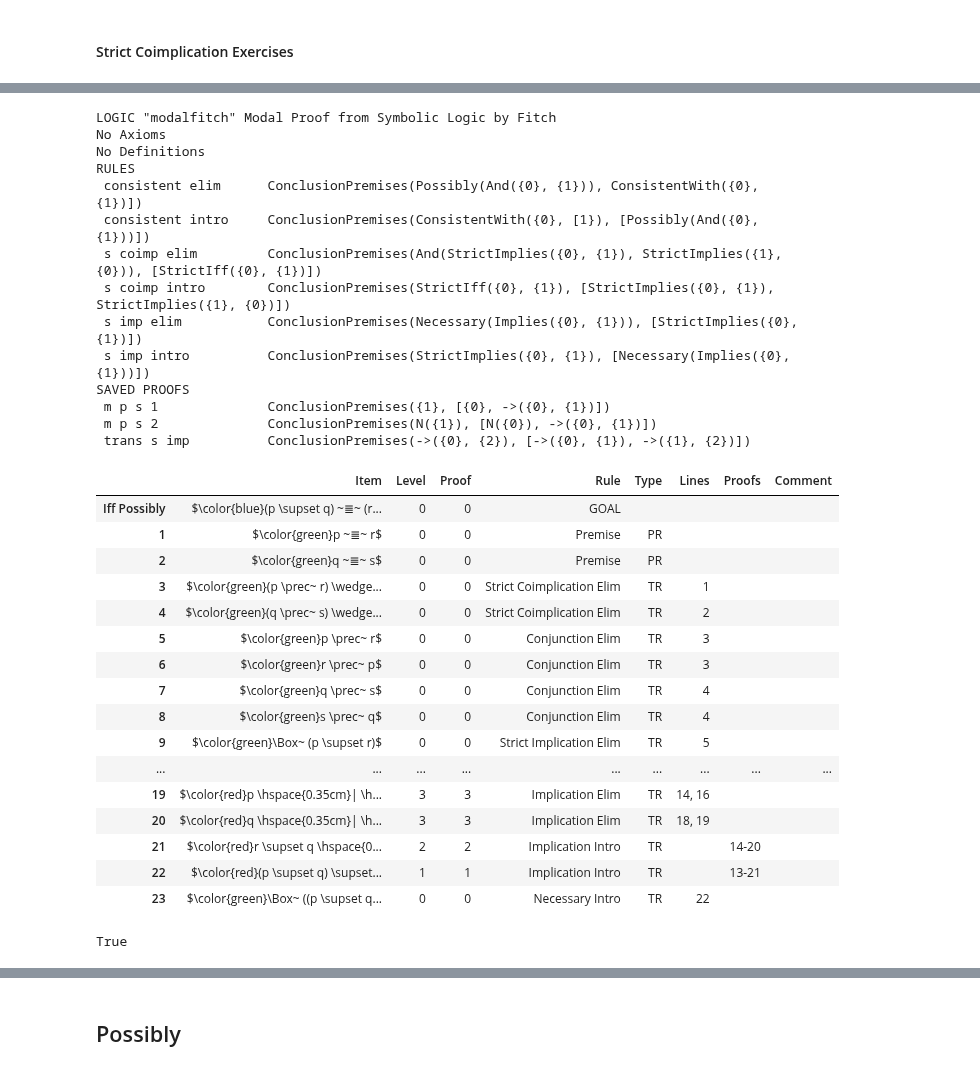
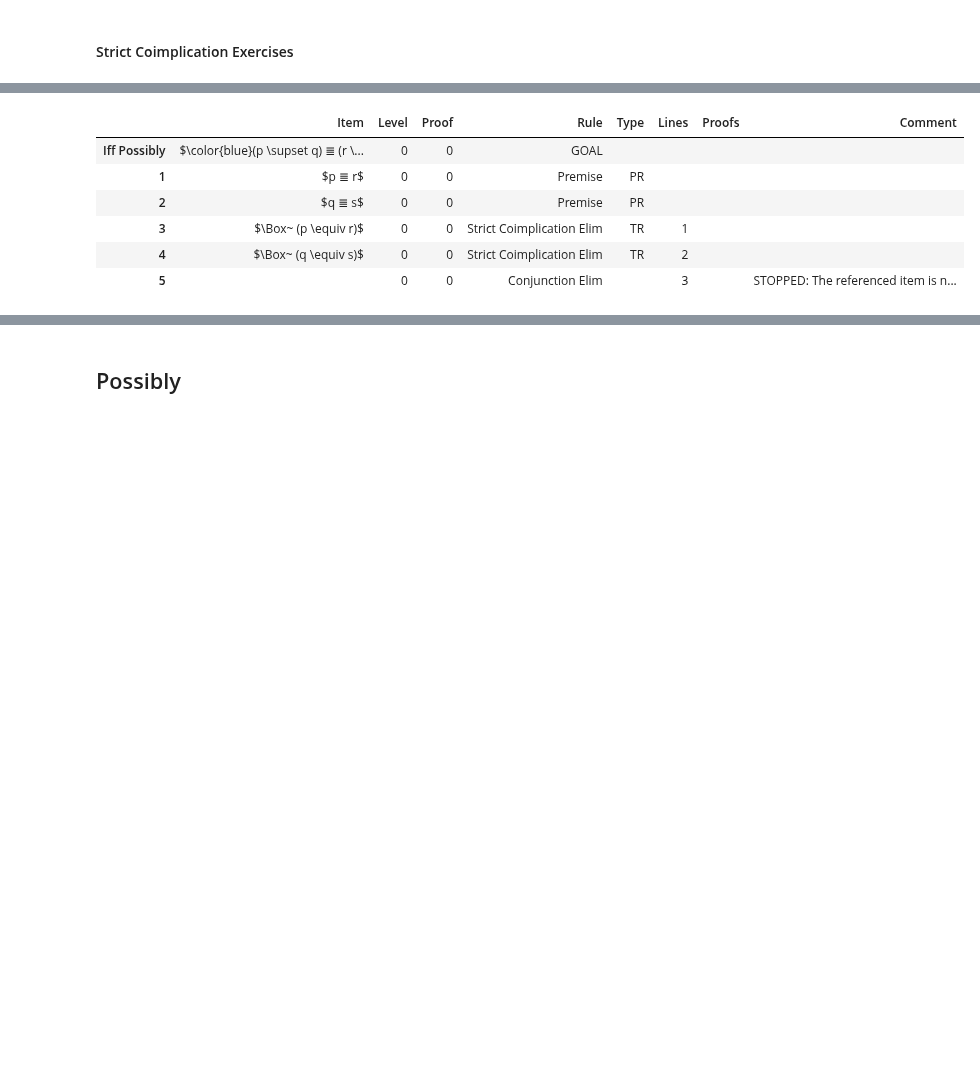
Before and after one commit to FrankHubeny/AltRea, a Jupyter notebook: modalfitch.ipynb, the cells around one changed output, grey strips where cells are left out. Cells and saved outputs as stored; diff of their text form; code cells hidden in the pictures; blank space fills up the shorter version.

```diff
--- a/modalfitch.ipynb
+++ b/modalfitch.ipynb
@@ -58,11 +58,11 @@ connectors = [
     (logic, 'Possibly', 'Modal Possibly'),
 ]
 rules = [
-    (logic, 's coimp intro', 'ConclusionPremises(StrictIff({0}, {1}), [StrictImplies({0}, {1}), StrictImplies({1}, {0})])', 'Strict Coimplication Intro', 'Strict Coimplication Introduction'),
-    (logic, 's coimp elim', 'ConclusionPremises(And(StrictImplies({0}, {1}), StrictImplies({1}, {0})), [StrictIff({0}, {1})])', 'Strict Coimplication Elim', 'Strict Coimplication Elimination'),
+    (logic, 's coimp intro', 'ConclusionPremises(StrictIff({0}, {1}), [Necessary(Iff({0}, {1}))])', 'Strict Coimplication Intro', 'Strict Coimplication Introduction'),
+    (logic, 's coimp elim', 'ConclusionPremises(Necessary(Iff({0}, {1})), [StrictIff({0}, {1})])', 'Strict Coimplication Elim', 'Strict Coimplication Elimination'),
     (logic, 's imp intro', 'ConclusionPremises(StrictImplies({0}, {1}), [Necessary(Implies({0}, {1}))])', 'Strict Implication Intro', 'Strict Implication Introduction'),
     (logic, 's imp elim', 'ConclusionPremises(Necessary(Implies({0}, {1})), [StrictImplies({0}, {1})])', 'Strict Implication Elim', 'Strict Implication Elimination'),
-    (logic, 'consistent intro', 'ConclusionPremises(ConsistentWith({0}, [1}), [Possibly(And({0}, {1}))])', 'Consistent With Intro', 'Consistent With Introduction'),
+    (logic, 'consistent intro', 'ConclusionPremises(ConsistentWith({0}, {1}), [Possibly(And({0}, {1}))])', 'Consistent With Intro', 'Consistent With Introduction'),
     (logic, 'consistent elim', 'ConclusionPremises(Possibly(And({0}, {1})), [ConsistentWith({0}, {1})])', 'Consistent With Elim', 'Consistent With Elimination'),
 ]
 definitions = [
@@ -1153,6 +997,7 @@ SAVED PROOFS
 # %%
 # Exercise 5
 
+from IPython.display import display
 import pandas as pd
 pd.options.display.max_colwidth=500
 pd.options.display.max_rows = 999
@@ -1167,70 +1012,61 @@ r = pe5.proposition('r')
 s = pe5.proposition('s')
 pe5.setlogic('modalfitch')
 leftside = Implies(p, q)
 rightside = Implies(r, s)
 pe5.goal(StrictIff(leftside, rightside))
 pe5.premise(StrictIff(p, r))
 pe5.premise(StrictIff(q, s))
 pe5.rule('s coimp elim', [p, r], [1])
 pe5.rule('s coimp elim', [q, s], [2])
 pe5.conjunction_elim(3, side=pe5.left)
 pe5.conjunction_elim(3, side=pe5.right)
 pe5.conjunction_elim(4, side=pe5.left)
 pe5.conjunction_elim(4, side=pe5.right)
 pe5.rule('s imp elim', [p, r], [5])
 pe5.rule('s imp elim', [r, p], [6])
 pe5.rule('s imp elim', [q, s], [7])
 pe5.rule('s imp elim', [s, q], [8])
 pe5.startstrictsubproof(hypothesis=Implies(p, q))
 pe5.hypothesis(r)
 pe5.reiterate(10)
 pe5.necessary_elim(15)
 pe5.reiterate(11)
 pe5.reiterate(13)
 pe5.implication_elim(14, 16)
 pe5.implication_elim(18, 19)
+pe5.necessary_elim(17)
+pe5.implication_elim(20, 21)
 pe5.implication_intro()
 pe5.implication_intro()
-pe5.necessary_intro([22])
-pe5.displaylogic()
+#pe5.necessary_intro([24])
+
+pe5.hypothesis(Implies(r, s))
+pe5.hypothesis(p)
+pe5.reiterate(9)
+pe5.necessary_elim(27)
+pe5.implication_elim(26, 28)
+pe5.reiterate(25)
+pe5.implication_elim(29, 30)
+pe5.reiterate(12)
+pe5.necessary_elim(32)
+pe5.implication_elim(31, 33)
+pe5.implication_intro()
+pe5.implication_intro()
+pe5.coimplication_intro(24, 36)
+pe5.necessary_intro([37])
+
+pe5.rule('s coimp intro', [Implies(p, q), Implies(r, s)], [38])
+
 #pe5.displaylog()
-pe5.displayproof(latex=1)
+display(pe5.thisproof(latex=1))
 # %% [output]
-LOGIC "modalfitch" Modal Proof from Symbolic Logic by Fitch
-No Axioms
-No Definitions
-RULES
- consistent elim      ConclusionPremises(Possibly(And({0}, {1})), ConsistentWith({0}, {1})])
- consistent intro     ConclusionPremises(ConsistentWith({0}, [1}), [Possibly(And({0}, {1}))])
- s coimp elim         ConclusionPremises(And(StrictImplies({0}, {1}), StrictImplies({1}, {0})), [StrictIff({0}, {1})])
- s coimp intro        ConclusionPremises(StrictIff({0}, {1}), [StrictImplies({0}, {1}), StrictImplies({1}, {0})])
- s imp elim           ConclusionPremises(Necessary(Implies({0}, {1})), [StrictImplies({0}, {1})])
- s imp intro          ConclusionPremises(StrictImplies({0}, {1}), [Necessary(Implies({0}, {1}))])
-SAVED PROOFS
- m p s 1              ConclusionPremises({1}, [{0}, ->({0}, {1})])
- m p s 2              ConclusionPremises(N({1}), [N({0}), ->({0}, {1})])
- trans s imp          ConclusionPremises(->({0}, {2}), [->({0}, {1}), ->({1}, {2})])
 |  | Item | Level | Proof | Rule | Type | Lines | Proofs | Comment |
-| Iff Possibly | $\color{blue}(p \supset q) ~≣~ (r... | 0 | 0 | GOAL |  |  |  |  |
-| 1 | $\color{green}p ~≣~ r$ | 0 | 0 | Premise | PR |  |  |  |
-| 2 | $\color{green}q ~≣~ s$ | 0 | 0 | Premise | PR |  |  |  |
-| 3 | $\color{green}(p \prec~ r) \wedge... | 0 | 0 | Strict Coimplication Elim | TR | 1 |  |  |
-| 4 | $\color{green}(q \prec~ s) \wedge... | 0 | 0 | Strict Coimplication Elim | TR | 2 |  |  |
-| 5 | $\color{green}p \prec~ r$ | 0 | 0 | Conjunction Elim | TR | 3 |  |  |
-| 6 | $\color{green}r \prec~ p$ | 0 | 0 | Conjunction Elim | TR | 3 |  |  |
-| 7 | $\color{green}q \prec~ s$ | 0 | 0 | Conjunction Elim | TR | 4 |  |  |
-| 8 | $\color{green}s \prec~ q$ | 0 | 0 | Conjunction Elim | TR | 4 |  |  |
-| 9 | $\color{green}\Box~ (p \supset r)$ | 0 | 0 | Strict Implication Elim | TR | 5 |  |  |
-| ... | ... | ... | ... | ... | ... | ... | ... | ... |
-| 19 | $\color{red}p \hspace{0.35cm}| \h... | 3 | 3 | Implication Elim | TR | 14, 16 |  |  |
-| 20 | $\color{red}q \hspace{0.35cm}| \h... | 3 | 3 | Implication Elim | TR | 18, 19 |  |  |
-| 21 | $\color{red}r \supset q \hspace{0... | 2 | 2 | Implication Intro | TR |  | 14-20 |  |
-| 22 | $\color{red}(p \supset q) \supset... | 1 | 1 | Implication Intro | TR |  | 13-21 |  |
-| 23 | $\color{green}\Box~ ((p \supset q... | 0 | 0 | Necessary Intro | TR | 22 |  |  |
+| Iff Possibly | $\color{blue}(p \supset q) ≣ (r \... | 0 | 0 | GOAL |  |  |  |  |
+| 1 | $p ≣ r$ | 0 | 0 | Premise | PR |  |  |  |
+| 2 | $q ≣ s$ | 0 | 0 | Premise | PR |  |  |  |
+| 3 | $\Box~ (p \equiv r)$ | 0 | 0 | Strict Coimplication Elim | TR | 1 |  |  |
+| 4 | $\Box~ (q \equiv s)$ | 0 | 0 | Strict Coimplication Elim | TR | 2 |  |  |
+| 5 |  | 0 | 0 | Conjunction Elim |  | 3 |  | STOPPED: The referenced item is n... |
-# %%
-print('{1}' in pe5.subproofchain)
-# %% [output]
-True
 # %%
 # Exercise 1
 
```
Also changed, not shown: parts of 33 cells of this notebook, 4 other files.
